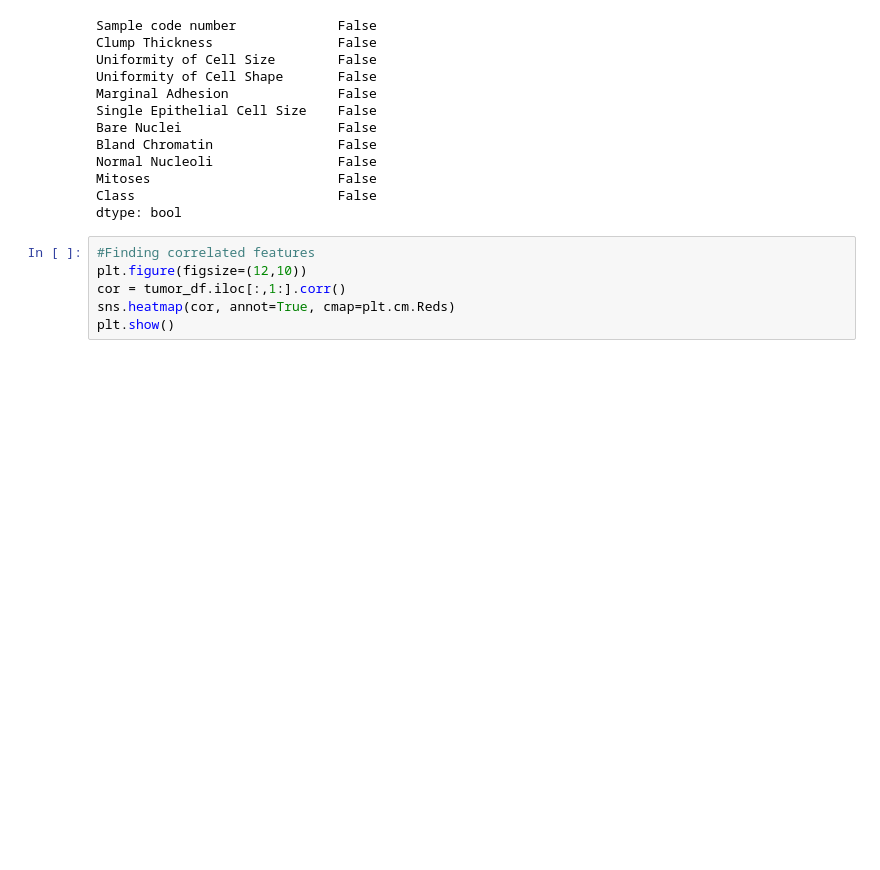
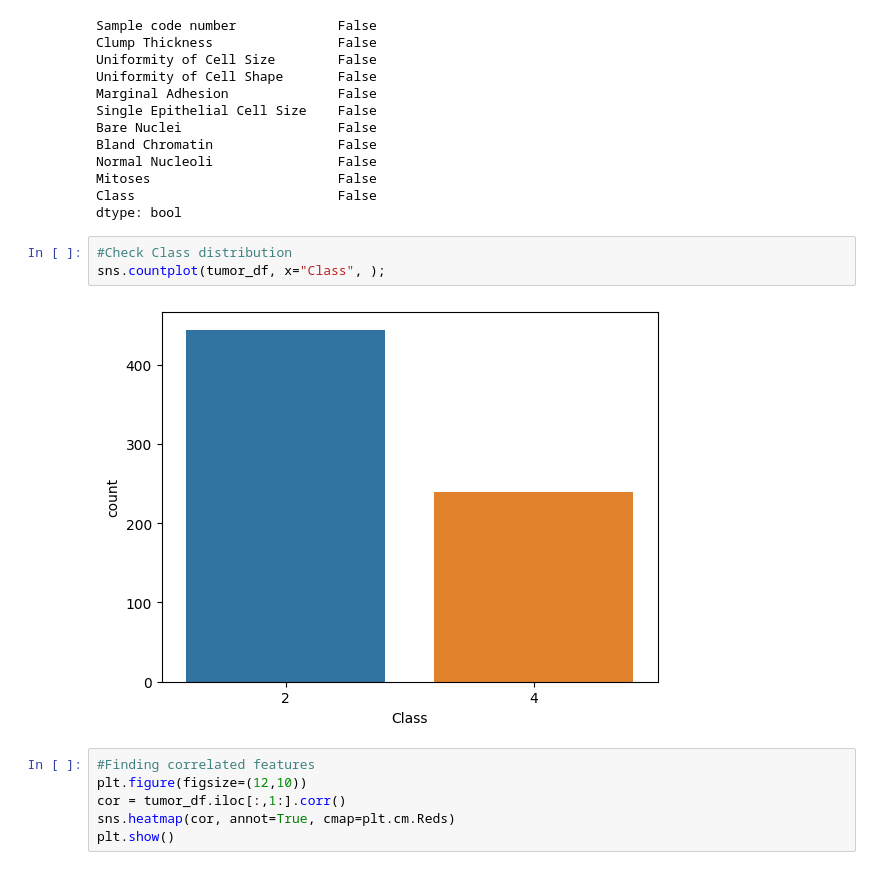
Before and after one commit to rvloenhout/Predicting_BenignOrMalignant, a Jupyter notebook: Decision_Tree.ipynb, the cells around one changed output. Cells and saved outputs as stored; diff of their text form; blank space fills up the shorter version.

```diff
--- a/Decision_Tree.ipynb
+++ b/Decision_Tree.ipynb
@@ -42,6 +42,11 @@ Normal Nucleoli                False
 Mitoses                        False
 Class                          False
 dtype: bool
+# %%
+#Check Class distribution
+sns.countplot(tumor_df, x="Class", );
+# %% [output]
+[figure, added]
 # %%
 #Finding correlated features
 plt.figure(figsize=(12,10))
```
Also changed, not shown: parts of 1 cell of this notebook.
